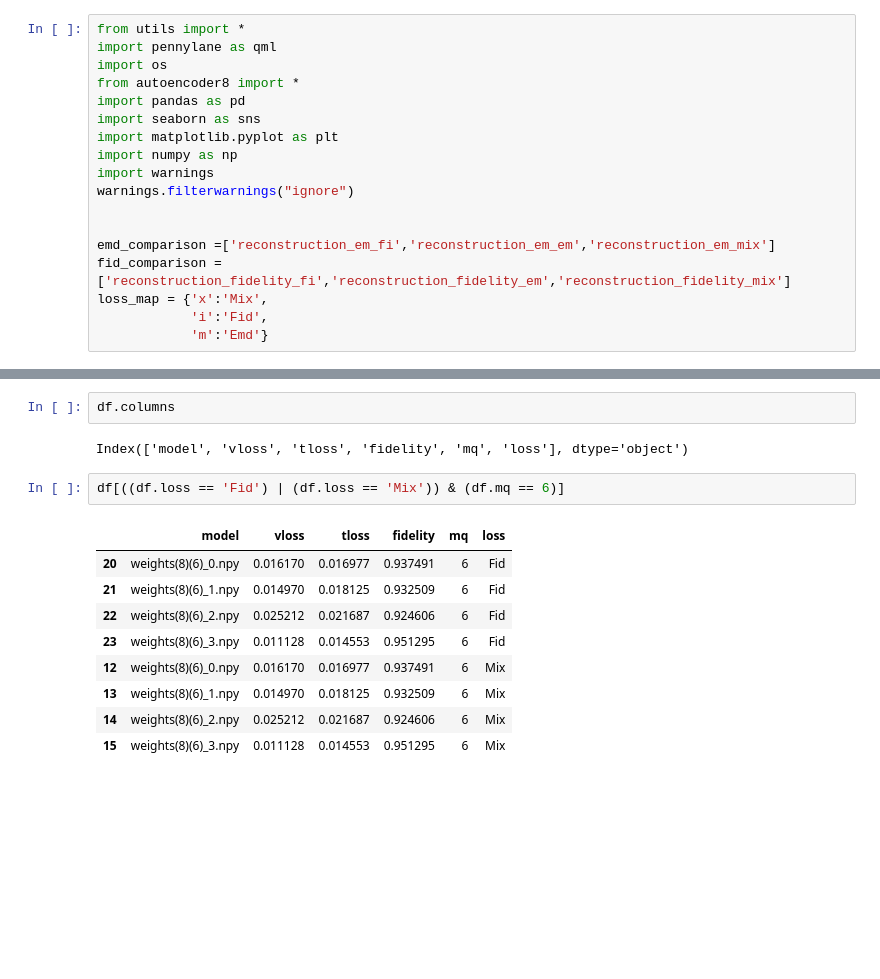
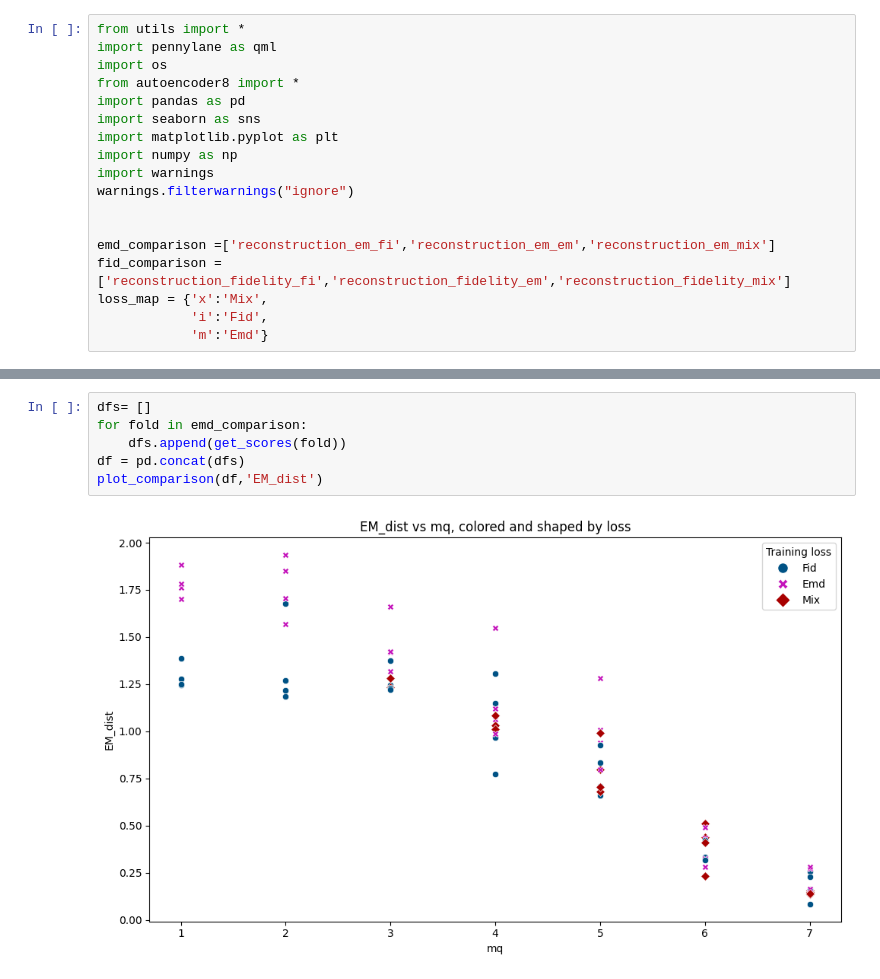
Before and after one commit to filorazi/Dim_red_swap_Leo, a Jupyter notebook: reconstruction.ipynb, the cells around one changed output, grey strips where cells are left out. Saved outputs shown, nothing was run; the diff lists cells and outputs as text; blank space fills up the shorter version.

```diff
--- a/reconstruction.ipynb
+++ b/reconstruction.ipynb
@@ -122,16 +105,8 @@ plot_comparison(df,'fidelity')
 # %%
-df.columns
+dfs= []
+for fold in emd_comparison:
+    dfs.append(get_scores(fold))
+df = pd.concat(dfs)
+plot_comparison(df,'EM_dist')
 # %% [output]
-Index(['model', 'vloss', 'tloss', 'fidelity', 'mq', 'loss'], dtype='object')
+[figure, added]
-# %%
-df[((df.loss == 'Fid') | (df.loss == 'Mix')) & (df.mq == 6)]
-# %% [output]
-|  | model | vloss | tloss | fidelity | mq | loss |
-| 20 | weights(8)(6)_0.npy | 0.016170 | 0.016977 | 0.937491 | 6 | Fid |
-| 21 | weights(8)(6)_1.npy | 0.014970 | 0.018125 | 0.932509 | 6 | Fid |
-| 22 | weights(8)(6)_2.npy | 0.025212 | 0.021687 | 0.924606 | 6 | Fid |
-| 23 | weights(8)(6)_3.npy | 0.011128 | 0.014553 | 0.951295 | 6 | Fid |
-| 12 | weights(8)(6)_0.npy | 0.016170 | 0.016977 | 0.937491 | 6 | Mix |
-| 13 | weights(8)(6)_1.npy | 0.014970 | 0.018125 | 0.932509 | 6 | Mix |
-| 14 | weights(8)(6)_2.npy | 0.025212 | 0.021687 | 0.924606 | 6 | Mix |
-| 15 | weights(8)(6)_3.npy | 0.011128 | 0.014553 | 0.951295 | 6 | Mix |
```
Also changed, not shown: parts of 4 cells of this notebook, 34 other files.
